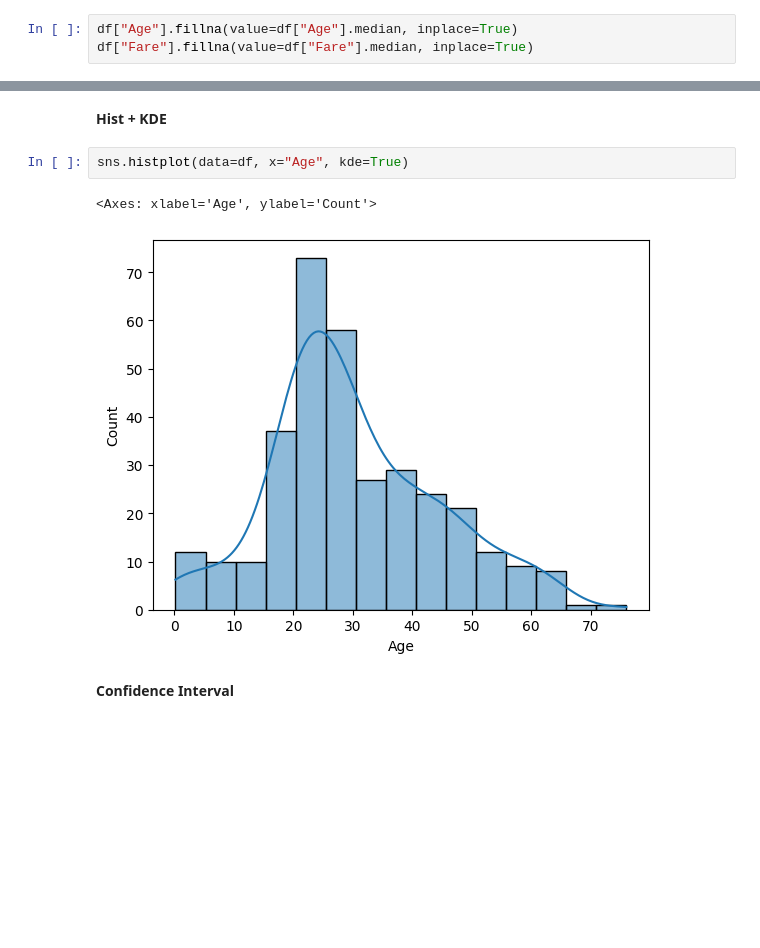
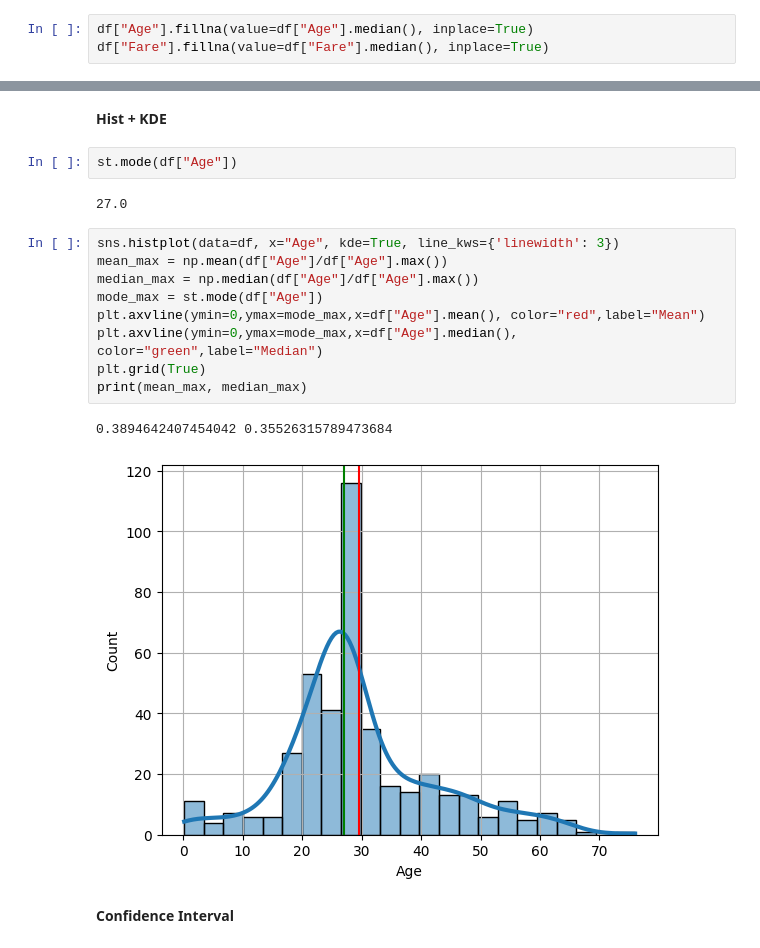
Before and after one commit to Rahul-404/Titanic_Problem_Kaggel, a Jupyter notebook: Problem_Solving_Framework/2_Exploratory_Data_Analysis.ipynb, the cells around one changed output, grey strips where cells are left out. Cells and saved outputs as stored; diff of their text form; blank space fills up the shorter version.

```diff
--- a/Problem_Solving_Framework/2_Exploratory_Data_Analysis.ipynb
+++ b/Problem_Solving_Framework/2_Exploratory_Data_Analysis.ipynb
@@ -50,6 +55,6 @@ dtype: int64
 # %%
-df["Age"].fillna(value=df["Age"].median, inplace=True)
-df["Fare"].fillna(value=df["Fare"].median, inplace=True)
+df["Age"].fillna(value=df["Age"].median(), inplace=True)
+df["Fare"].fillna(value=df["Fare"].median(), inplace=True)
 # %%
 # df.head()
 # %% [markdown]
@@ -90,11 +95,22 @@ plt.show()
 [figure]
 # %% [markdown]
 **Hist + KDE**
-# %%
-sns.histplot(data=df, x="Age", kde=True)
-# %% [output]
-<Axes: xlabel='Age', ylabel='Count'>
-[figure, removed]
+# %%
+st.mode(df["Age"])
+# %% [output]
+27.0
+# %%
+sns.histplot(data=df, x="Age", kde=True, line_kws={'linewidth': 3})
+mean_max = np.mean(df["Age"]/df["Age"].max())
+median_max = np.median(df["Age"]/df["Age"].max())
+mode_max = st.mode(df["Age"])
+plt.axvline(ymin=0,ymax=mode_max,x=df["Age"].mean(), color="red",label="Mean")
+plt.axvline(ymin=0,ymax=mode_max,x=df["Age"].median(), color="green",label="Median")
+plt.grid(True)
+print(mean_max, median_max)
+# %% [output]
+0.3894642407454042 0.35526315789473684
+[figure, added]
 # %% [markdown]
 **Confidence Interval**
 # %%
```
Also changed, not shown: parts of 10 cells of this notebook.
